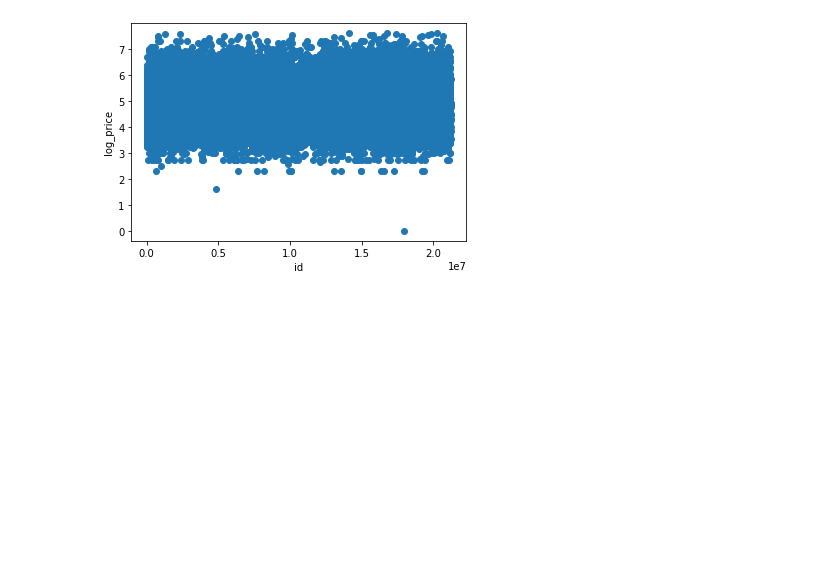
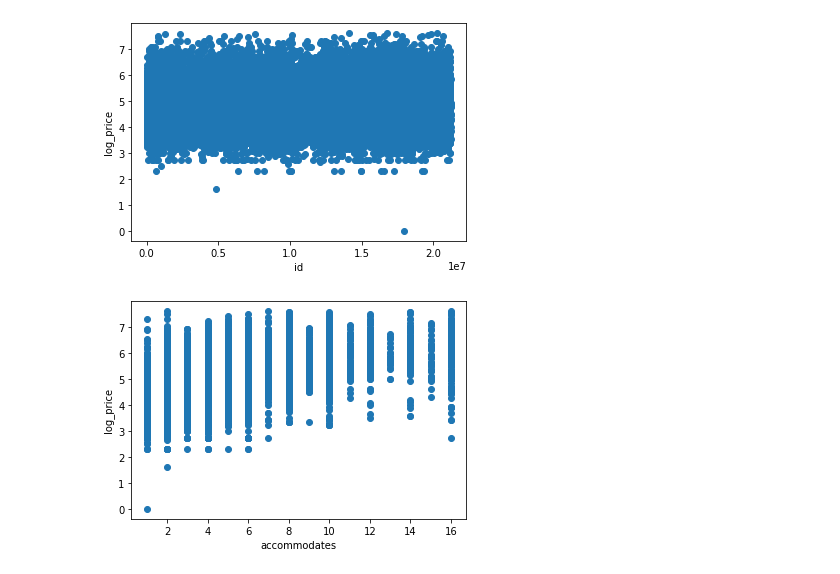
Before and after one commit to Darkling-01/Airbnb-Machine-Learning, a Jupyter notebook: Project_1.ipynb, the cells around one changed output. Drawn from its saved outputs; the diff is of its cells as text; code cells hidden in the pictures; blank space fills up the shorter version.

```diff
--- a/Project_1.ipynb
+++ b/Project_1.ipynb
@@ -131,3 +133,10 @@ plt.ylabel("log_price")
 plt.show()
 # %% [output]
 [figure]
+# %%
+plt.scatter(data['accommodates'], data['log_price'])
+plt.xlabel("accommodates")
+plt.ylabel("log_price")
+plt.show()
+# %% [output]
+[figure, added]
```
Also changed, not shown: parts of 17 cells of this notebook.
